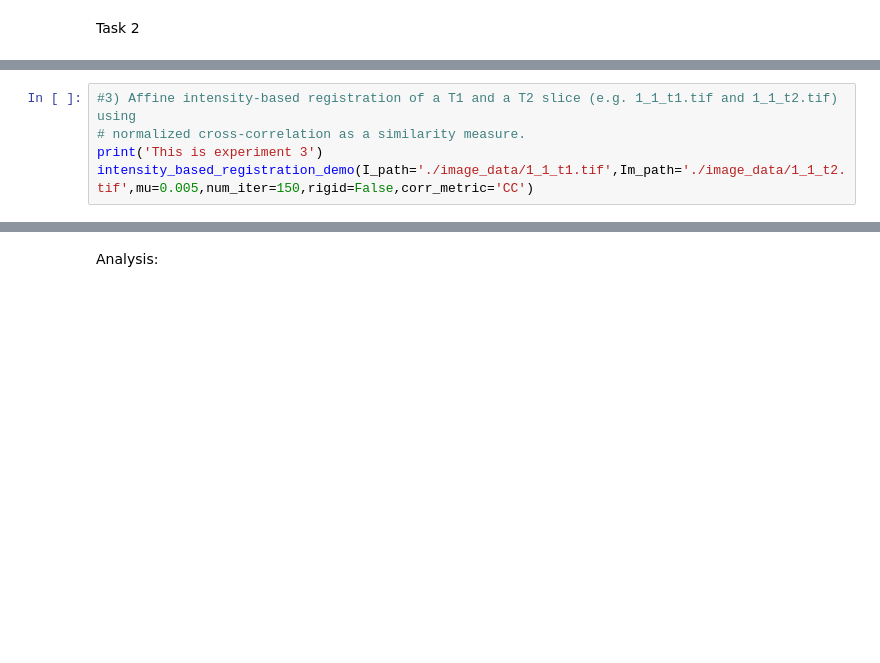
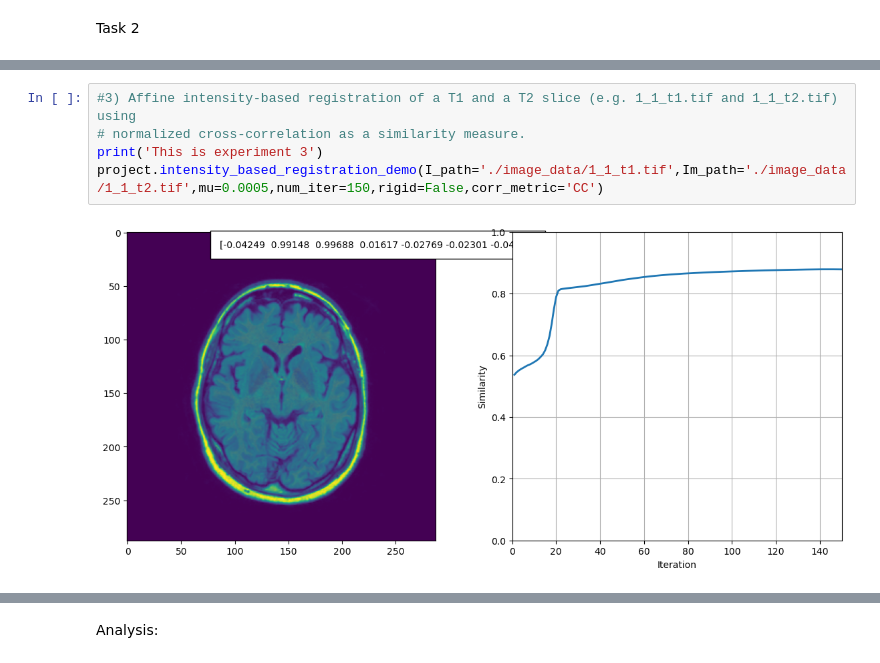
Before and after one commit to KarlijnCornelissen/MIA-group-8, a Jupyter notebook: code/Notebook.ipynb, the cells around one changed output, grey strips where cells are left out. Saved outputs shown, nothing was run; the diff lists cells and outputs as text; blank space fills up the shorter version.

```diff
--- a/code/Notebook.ipynb
+++ b/code/Notebook.ipynb
@@ -30,8 +41,10 @@ intensity_based_registration_demo(I_path='./image_data/1_1_t1.tif', Im_path='./i
 # %%
 #3) Affine intensity-based registration of a T1 and a T2 slice (e.g. 1_1_t1.tif and 1_1_t2.tif) using
 # normalized cross-correlation as a similarity measure.
 print('This is experiment 3')
-intensity_based_registration_demo(I_path='./image_data/1_1_t1.tif',Im_path='./image_data/1_1_t2.tif',mu=0.005,num_iter=150,rigid=False,corr_metric='CC')
+project.intensity_based_registration_demo(I_path='./image_data/1_1_t1.tif',Im_path='./image_data/1_1_t2.tif',mu=0.0005,num_iter=150,rigid=False,corr_metric='CC')
+# %% [output]
+[figure, added]
 # %%
 #4)Affine intensity-based registration of two T1 slices (e.g. 1_1_t1.tif and 1_1_t1_d.tif) using
 #  mutual information as a similarity measure.
```
Also changed, not shown: parts of 7 cells of this notebook.
